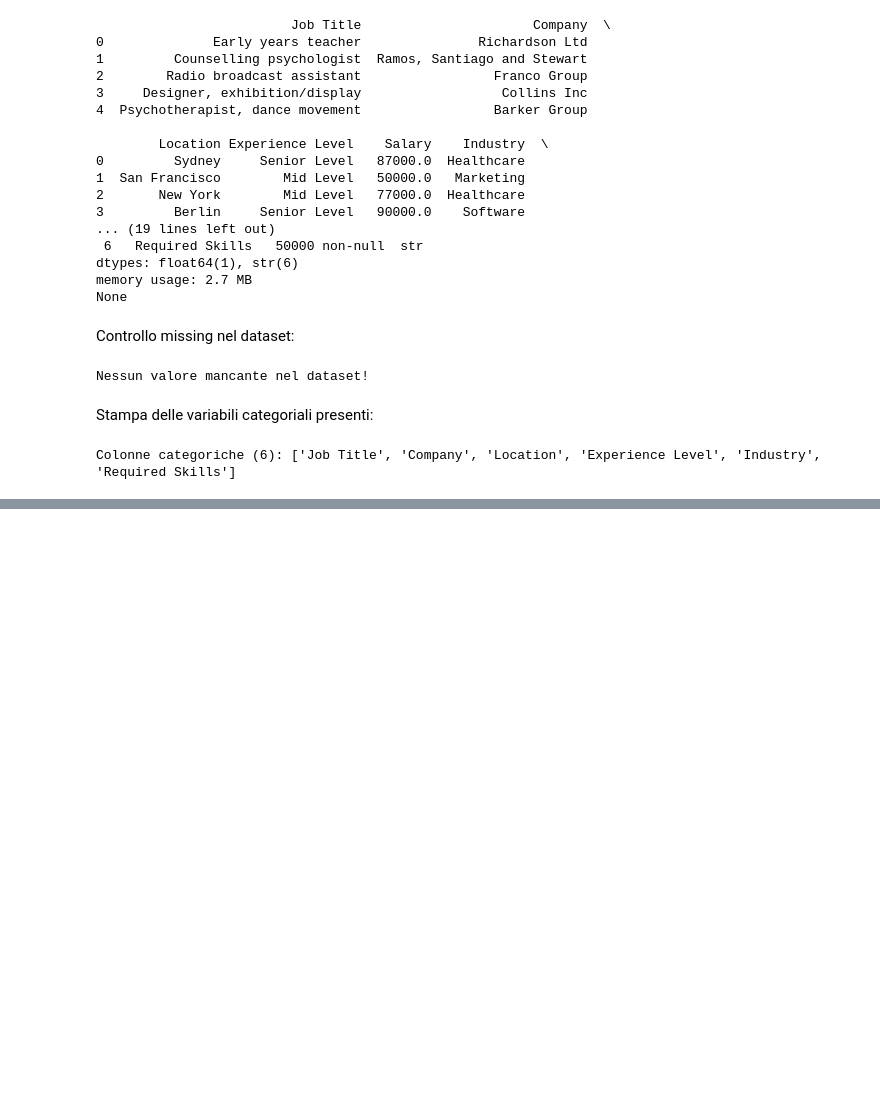
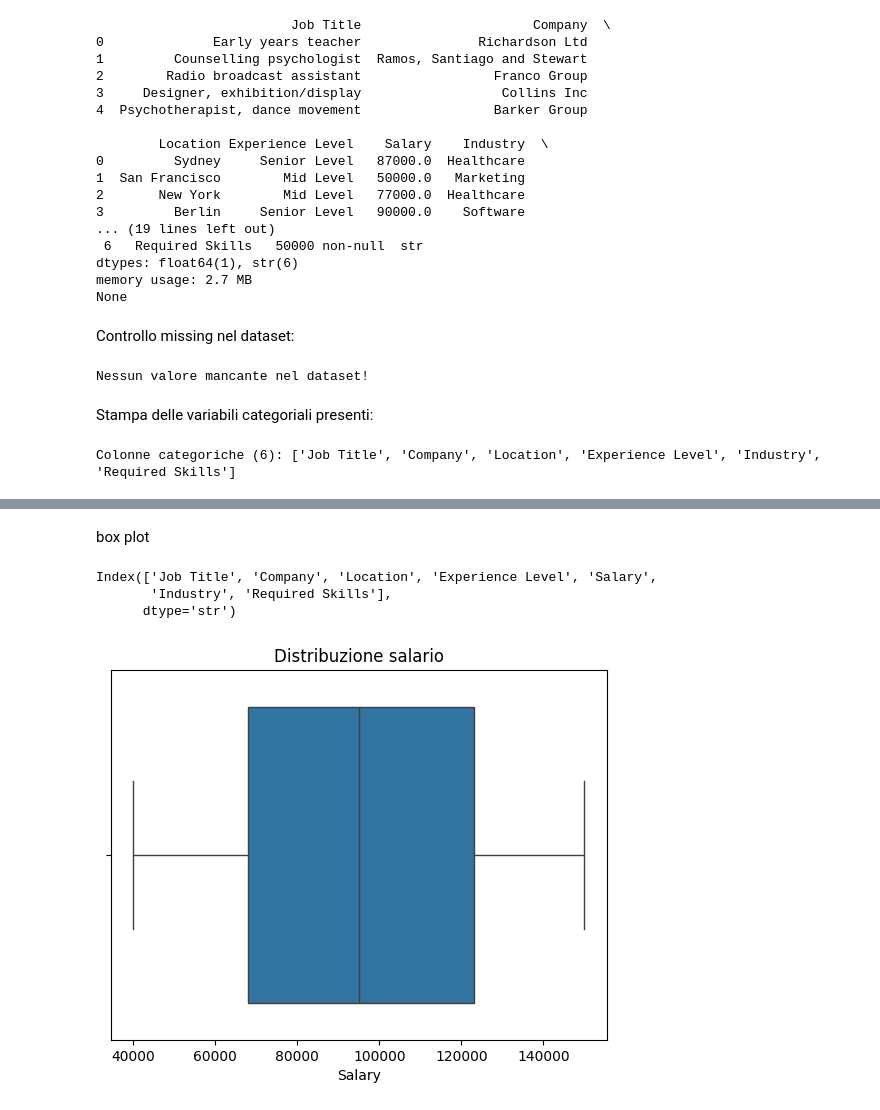
Before and after one commit to anna8987/jobrec, a Jupyter notebook: progettoJobrec.ipynb, the cells around one changed output, grey strips where cells are left out. Drawn from its saved outputs; the diff is of its cells as text; code cells hidden in the pictures; blank space fills up the shorter version.

```diff
--- a/progettoJobrec.ipynb
+++ b/progettoJobrec.ipynb
@@ -80,0 +111,17 @@ Colonne categoriche (6): ['Job Title', 'Company', 'Location', 'Experience Level'
+# %% [markdown]
+box plot
+# %%
+df.columns
+# %% [output]
+Index(['Job Title', 'Company', 'Location', 'Experience Level', 'Salary',
+       'Industry', 'Required Skills'],
+      dtype='str')
+# %%
+import seaborn as sns
+import matplotlib.pyplot as plt
+
+sns.boxplot(x=df['Salary'])
+plt.title("Distribuzione salario")
+plt.show()
+# %% [output]
+[figure, added]
```
Also changed, not shown: parts of 14 cells of this notebook.
